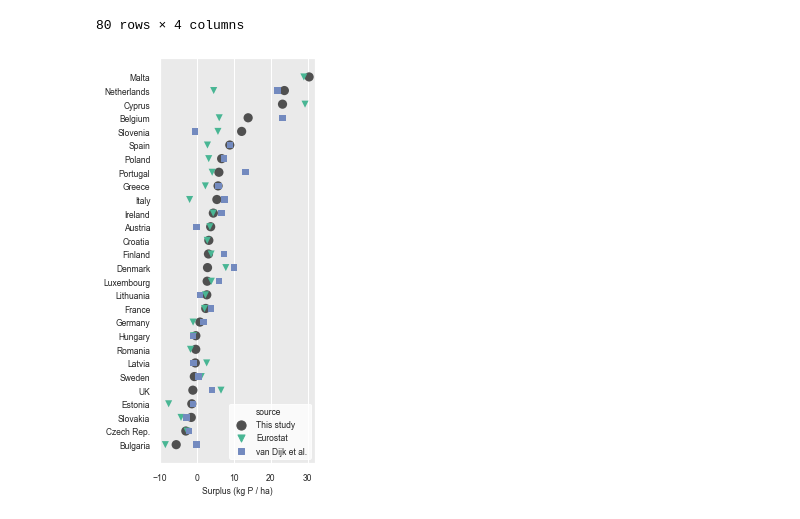
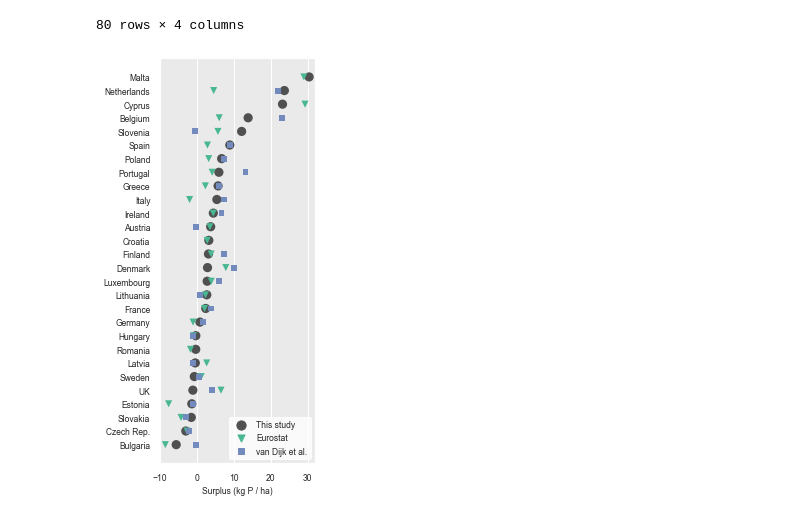
Before and after one commit to rasmuse/subnational-p-budgets, a Jupyter notebook: P budget.ipynb, the cells around one changed output. Saved outputs shown, nothing was run; the diff lists cells and outputs as text; code cells hidden in the pictures.

Commit message:
Tweak comparison figure

```diff
--- a/P budget.ipynb
+++ b/P budget.ipynb
@@ -536,7 +536,7 @@ national_data
 80 rows × 4 columns
 # %%
 fig, ax = plt.subplots(figsize=(COLWIDTH, COLWIDTH * 2))
-sns.scatterplot(
+scatter = sns.scatterplot(
     x='surplus',
     y='country',
     hue='source',
@@ -545,33 +545,36 @@ sns.scatterplot(
     data=national_data,
     ax=ax,
     palette={
         'This study': '#505050',
         'Eurostat': sns.set_hls_values('#66c2a5', l=0.50),
         'van Dijk et al.': sns.set_hls_values('#8da0cb', l=0.60),
     },
     sizes={
         'This study': 85,
         'Eurostat': 50,
-        'van Dijk et al.': 40,
+        'van Dijk et al.': 35,
     },
     markers={
         'This study': 'o',
         'Eurostat': 'v',
         'van Dijk et al.': 's',
     },
     linewidth=0,
 
 )
 ax.set_ylabel(None)
 ax.set_xlabel('Surplus (kg P / ha)')
 ax.grid(True, axis='x')
 ax.grid(False, axis='y')
 adjust_print_plot(fig, left=0.27, bottom=0.05, right=0.99, top=0.99)
 ax.set_xlim(-10, 32)
+
+# Hack to remove seaborn's legend title which is added as a legend entry
+h, l = ax.get_legend_handles_labels()
+ax.legend(h[1:], l[1:])
 legend = ax.get_legend()
-legend.set_title(None)
 legend.get_frame().set_color('#ffffff')
 legend.get_frame().set_alpha(0.8)
 fig.savefig('outdata/figures/Fig5.pdf')
 # %% [output]
-[figure, old version]
+[figure, new version]
```
Also changed, not shown: parts of 1 cell of this notebook.
